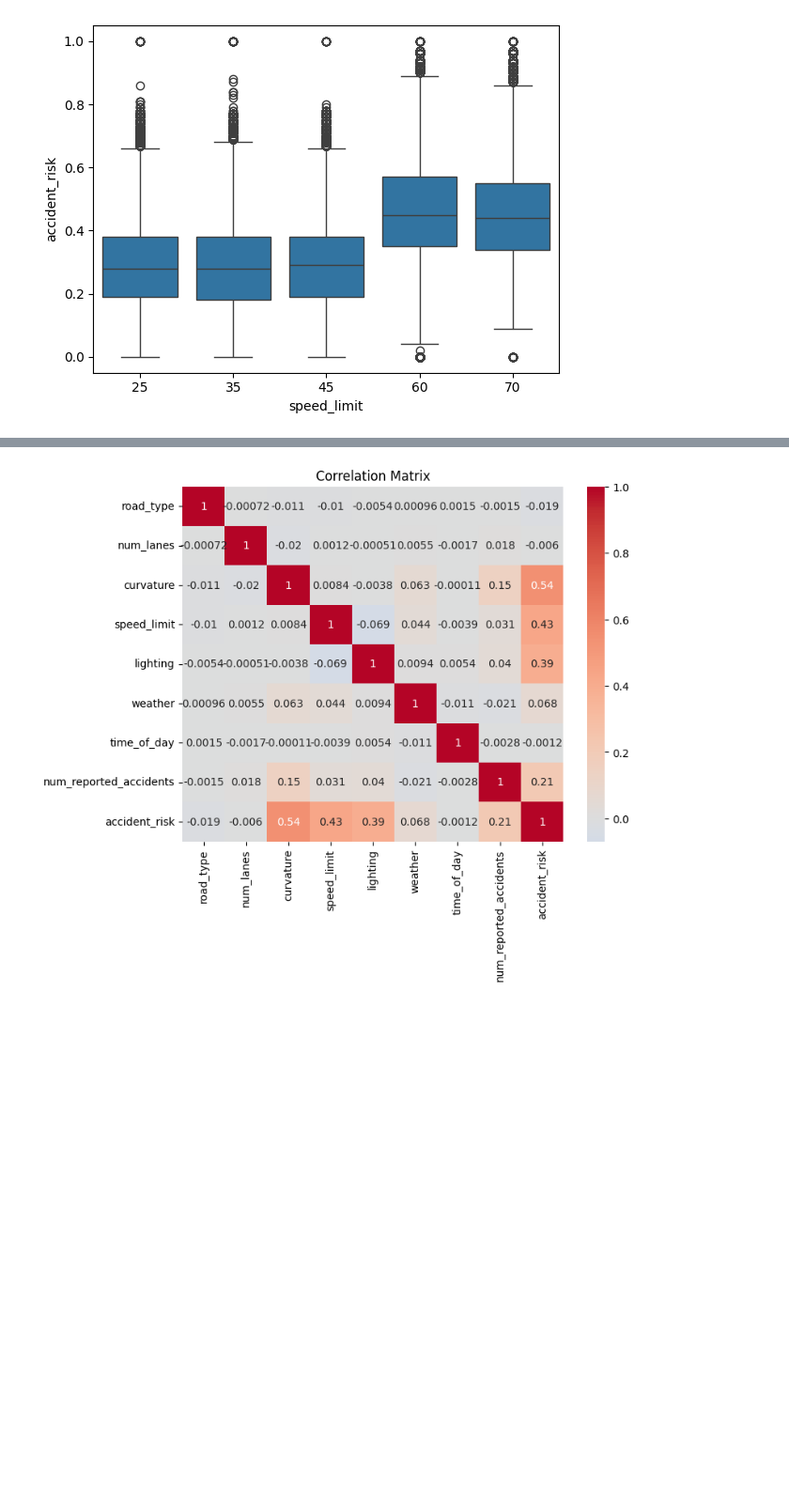
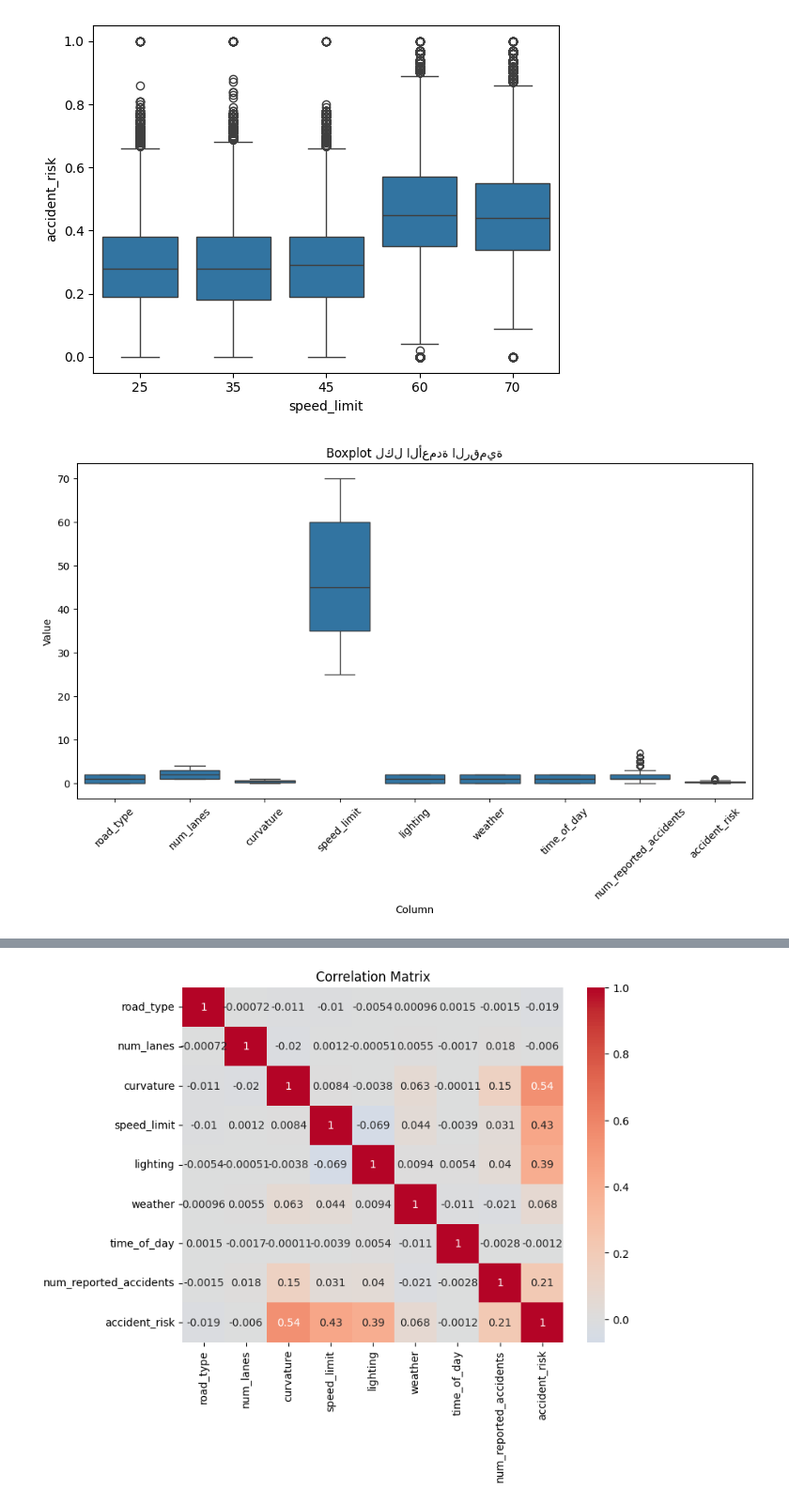
Before and after one commit to hananbahtiti/Predicting-Road-Accident-Risk, a Jupyter notebook: Predicting_Road_Accident_Risk.ipynb, the cells around one changed output, grey strips where cells are left out. Shown at 94% size. Drawn from its saved outputs; the diff is of its cells as text; code cells hidden in the pictures; blank space fills up the shorter version.

```diff
--- a/Predicting_Road_Accident_Risk.ipynb
+++ b/Predicting_Road_Accident_Risk.ipynb
@@ -141,3 +141,24 @@ sns.boxplot(data=data, x="speed_limit", y="accident_risk")
 # %% [output]
 <Axes: xlabel='speed_limit', ylabel='accident_risk'>
 [figure]
+# %%
+
+
+# افترض أن data هو DataFrame الخاص بك
+
+# اختيار الأعمدة الرقمية فقط
+numeric_cols = data.select_dtypes(include=['number'])
+
+# إعداد الرسم
+plt.figure(figsize=(12,6))
+
+# استخدام melt لتسهيل رسم كل الأعمدة في boxplot واحد
+data_melted = numeric_cols.melt(var_name='Column', value_name='Value')
+
+# رسم boxplot
+sns.boxplot(x='Column', y='Value', data=data_melted)
+plt.title("Boxplot لكل الأعمدة الرقمية")
+plt.xticks(rotation=45)  # تدوير أسماء الأعمدة لتكون واضحة
+plt.show()
+# %% [output]
+[figure, added]
```
Also changed, not shown: parts of 2 cells of this notebook.
